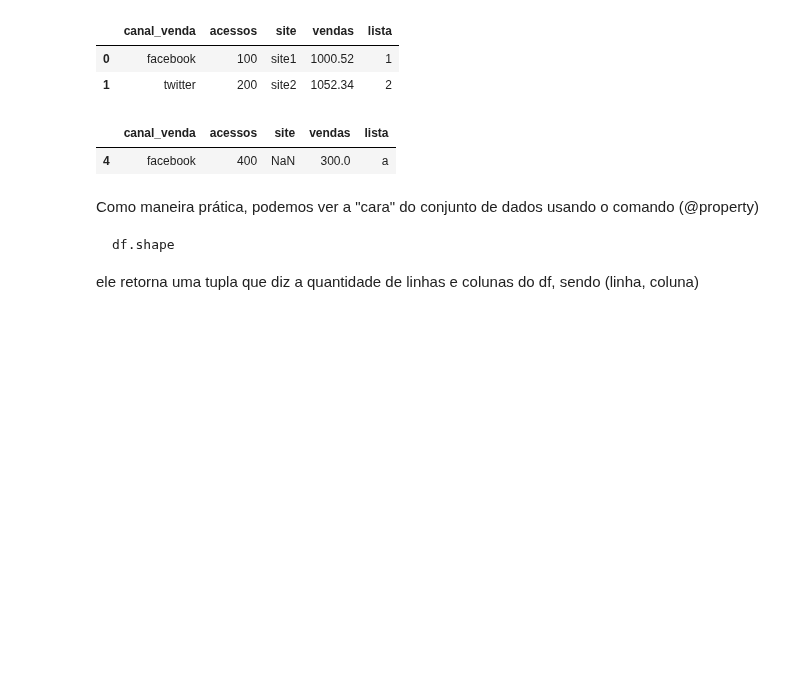
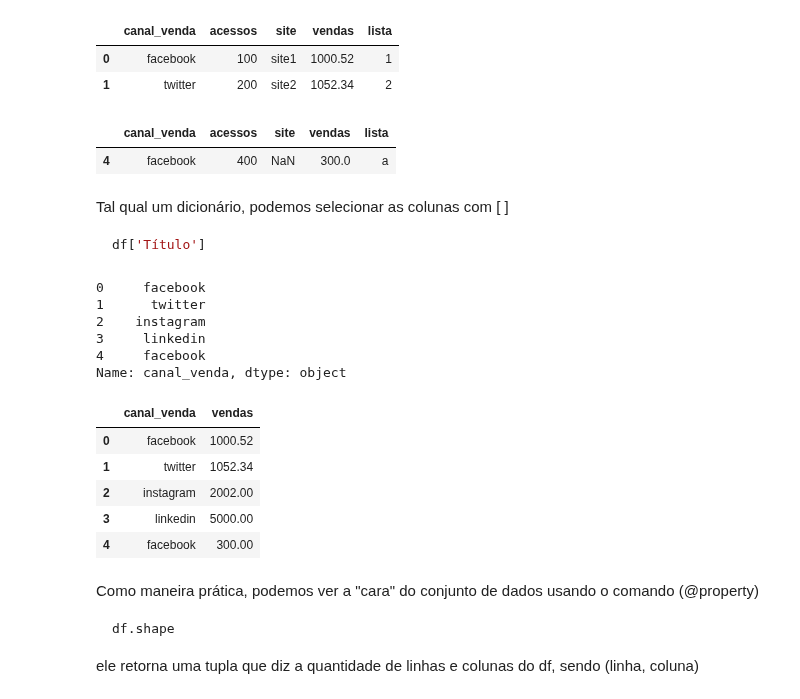
Before and after one commit to mikaelcordeiro/semanas, a Jupyter notebook: Semana_2.ipynb, the cells around one changed output. Saved outputs shown, nothing was run; the diff lists cells and outputs as text; code cells hidden in the pictures; blank space fills up the shorter version.

````diff
--- a/Semana_2.ipynb
+++ b/Semana_2.ipynb
@@ -148,6 +148,29 @@ dataframe.tail(1)
 # %% [output]
 |  | canal_venda | acessos | site | vendas | lista |
 | 4 | facebook | 400 | NaN | 300.0 | a |
+# %% [markdown]
+Tal qual um dicionário, podemos selecionar as colunas com [ ]
+```python
+df['Título']
+```
+# %%
+dataframe['canal_venda']
+# %% [output]
+0     facebook
+1      twitter
+2    instagram
+3     linkedin
+4     facebook
+Name: canal_venda, dtype: object
+# %%
+dataframe[['canal_venda','vendas']]
+# %% [output]
+|  | canal_venda | vendas |
+| 0 | facebook | 1000.52 |
+| 1 | twitter | 1052.34 |
+| 2 | instagram | 2002.00 |
+| 3 | linkedin | 5000.00 |
+| 4 | facebook | 300.00 |
 # %% [markdown]
 Como maneira prática, podemos ver a "cara" do conjunto de dados usando o comando (@property)
 ```python
````
Also changed, not shown: parts of 26 cells of this notebook.
